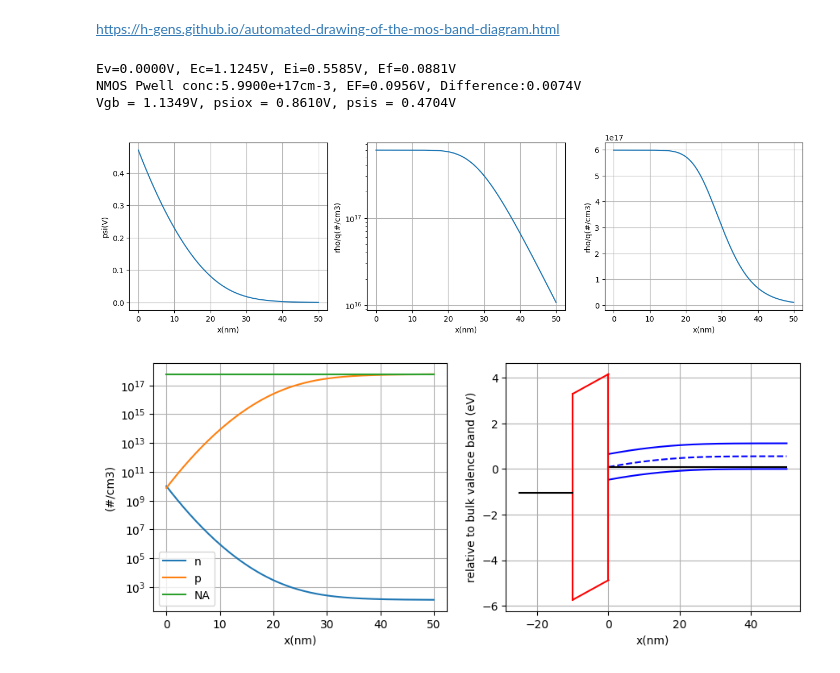
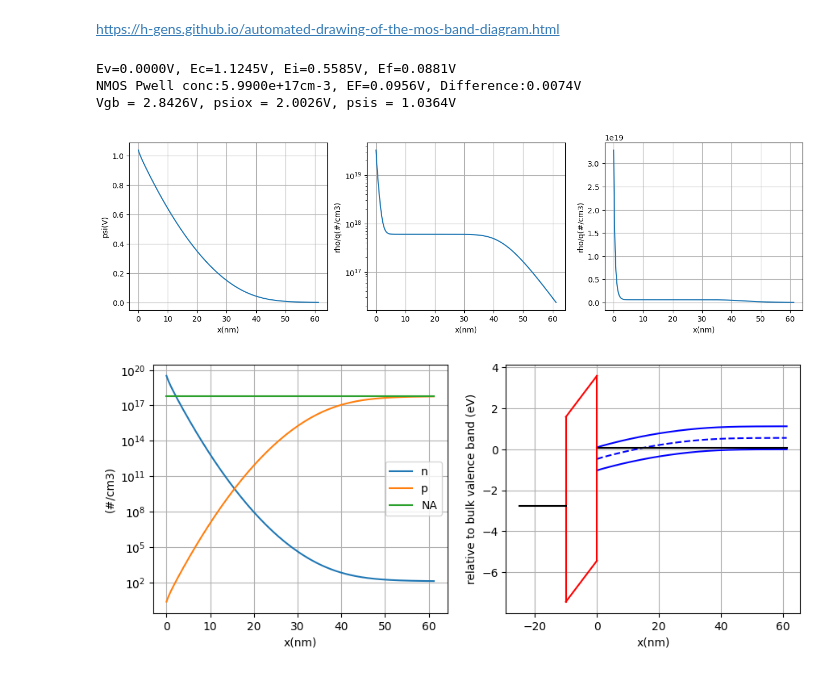
Before and after one commit to Shinchul-Park/Physics_Pierret, a Jupyter notebook: 161. MOS energy band.ipynb, the cells around one changed output. Saved outputs shown, nothing was run; the diff lists cells and outputs as text; code cells hidden in the pictures.

```diff
--- a/161. MOS energy band.ipynb
+++ b/161. MOS energy band.ipynb
@@ -71,10 +71,10 @@ def compute_x_vs_psi(psis):
 # choose a potential to plot
 #psis = Ev - Ef                    # (very) strong accumulation
 #psis = 0                          # flatband
-psis = Ei - Ef                    # weak inversion
+#psis = Ei - Ef                    # weak inversion
 #psis = 2 * (Ei - Ef)              # strong inversion
 #psis = 2 * (Ei - Ef) + 3* kT   # stronger inversion
-#psis = Ec - Ef                    # (very) strong inversion
+psis = Ec - Ef                    # (very) strong inversion
 #psis = my_bisection(SPE, Ev - Ef, Ec - Ef,1e-10 ) # zero gate-bulk bias
 
 x,psi=compute_x_vs_psi(psis)
@@ -111,33 +111,33 @@ Vgb = SPE(psis)
 toxnm = tox*1e7
 
 # create figure, label axes, turn grid on
 plt.xlabel('x(nm)'), plt.ylabel('relative to bulk valence band (eV)'), plt.grid(True)
 
 # get psiox from the potential balance equation (see SPE derivation)
 psiox = Vgb - psis - phi_ms
 
 # plot the conduction/intrinsic/valence bands
 plt.plot(x, Ev - psi, 'b')
 plt.plot(x, Ei - psi, 'b--')
 plt.plot(x, Ec - psi, 'b')
 # plot the fermi level
 plt.plot(x, 0 * x + Ef, 'k')
 
 # plot the SiO2 bands
 plt.plot([0, 0], [Ev - psis - VBO, Ec - psis + CBO], 'r')
 plt.plot([-toxnm, -toxnm],[Ev - psis - VBO - psiox, Ec - psis + CBO - psiox], 'r')
 plt.plot([-toxnm, 0], [Ev - psis - VBO - psiox, Ev - psis - VBO], 'r')
 plt.plot([-toxnm, 0], [Ec - psis + CBO - psiox, Ec - psis + CBO], 'r')
 
 # plot the gate's Fermi level
 plt.plot([-toxnm - 15, -toxnm],[Ef - phi_ms - psis - psiox, Ef - phi_ms - psis - psiox],'k')
 plt.grid(True, which='both', linestyle='-', linewidth=0.8)
 print('Vgb = %0.4fV, psiox = %0.4fV, psis = %0.4fV' % (Vgb, psiox, psis))
 
 plt.show()
 # %% [output]
 Ev=0.0000V, Ec=1.1245V, Ei=0.5585V, Ef=0.0881V
 NMOS Pwell conc:5.9900e+17cm-3, EF=0.0956V, Difference:0.0074V
-Vgb = 1.1349V, psiox = 0.8610V, psis = 0.4704V
+Vgb = 2.8426V, psiox = 2.0026V, psis = 1.0364V
-[figure, old version]
+[figure, new version]
-[figure, old version]
+[figure, new version]
```
Also changed, not shown: parts of 1 cell of this notebook.
